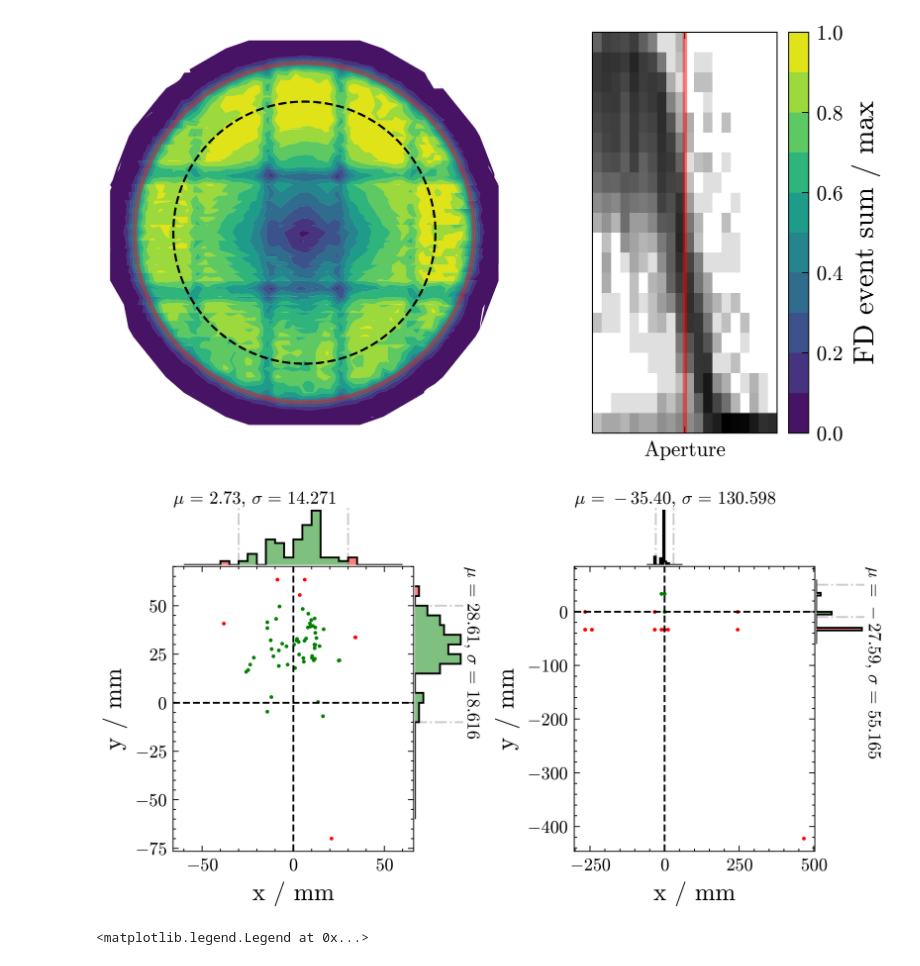
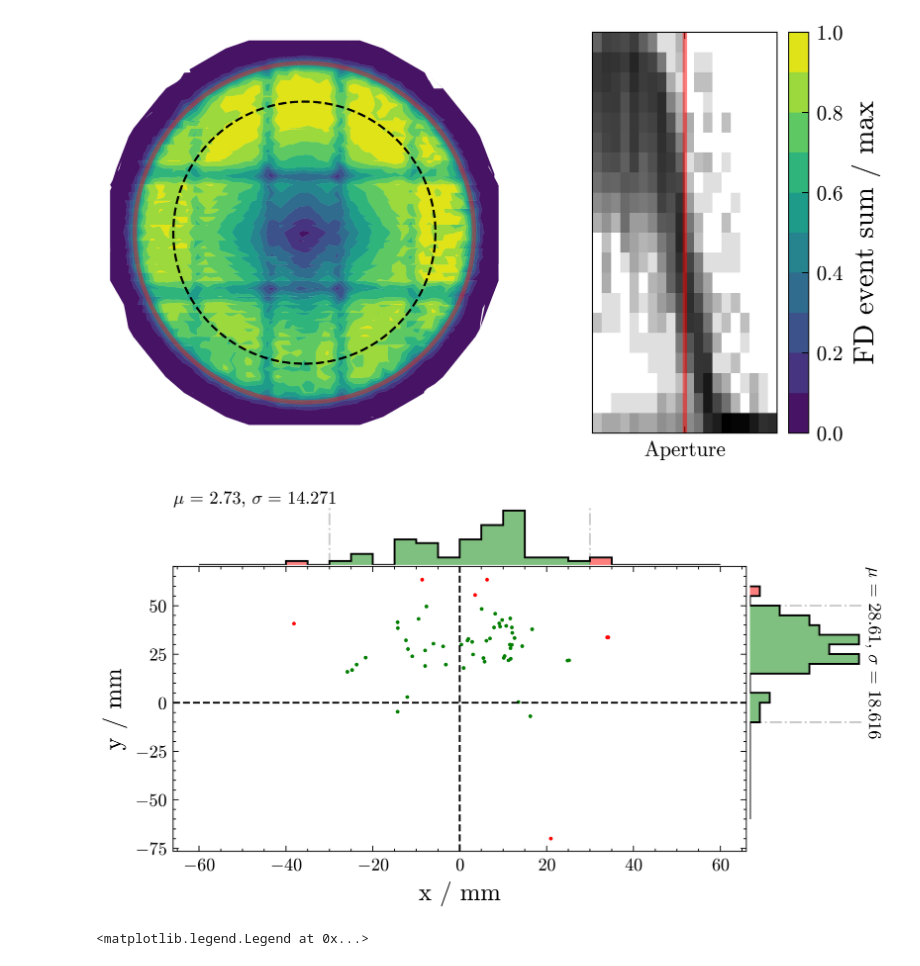
Before and after one commit to Quizznor/phd-thesis, a Jupyter notebook: Projects/XYScanner/QualityCheck/quality_cuts.ipynb, the cells around one changed output. Cells and saved outputs as stored; diff of their text form; code cells hidden in the pictures.

```diff
--- a/Projects/XYScanner/QualityCheck/quality_cuts.ipynb
+++ b/Projects/XYScanner/QualityCheck/quality_cuts.ipynb
@@ -165,6 +165,9 @@ for run in os.listdir(base):
         mean_x.append(data['signal_center'][0])
         mean_y.append(data['signal_center'][1])
 
+        if filter_x[-1] > 100: print(f"misalignment? {run}")
+        if filter_y[-1] > 100: print(f"misalignment? {run}")
+
         cal_a_ratios += list(data['cal_before'] / data['cal_after'])
         std_calib_ratio = list(data['xy_corr'] / data['std_calib'])
 
@@ -291,56 +294,36 @@ plt.subplots_adjust(wspace=0)
 # anisotropy
 
 ani_bins = np.arange(-60, 61, 5)
 
 fig = plt.figure()
 
 gs = GridSpec(
-    2, 5,
-    width_ratios=[1, 0.2, 0.45, 1, 0.2],
+    2, 2,
+    width_ratios=[1, 0.2],
     height_ratios=[0.2, 1],
 )
 
 ax1 = fig.add_subplot(gs[1, 0])
 ax2 = fig.add_subplot(gs[0, 0], sharex=ax1)
 ax3 = fig.add_subplot(gs[1, 1], sharey=ax1)
 
-ax4 = fig.add_subplot(gs[1, 3])
-ax5 = fig.add_subplot(gs[0, 3], sharex=ax4)
-ax6 = fig.add_subplot(gs[1, 4], sharey=ax4)
-
 ax2.axis('off')
 ax3.axis('off')
-ax5.axis('off')
-ax6.axis('off')
 
 sel_x = select_hist(mean_x, ani_bins, [-30, 30], ax2, c='k')
 sel_y = select_hist(mean_y, ani_bins, [-10, 50], ax3, c='k', orientation='horizontal')
 select_mask = sel_x & sel_y
 
 ax1.scatter(np.array(mean_x)[~select_mask], np.array(mean_y)[~select_mask], c='r', s=1)
 ax1.scatter(np.array(mean_x)[select_mask], np.array(mean_y)[select_mask], c='g', s=1)
 ax1.axvline(0, c='k', ls='--')
 ax1.axhline(0, c='k', ls='--')
 ax1.set_xlabel('x / mm')
 ax1.set_ylabel('y / mm')
 
-
-sel_x = select_hist(filter_x, ani_bins, [-30, 30], ax5, c='k')
-sel_y = select_hist(filter_y, ani_bins, [-10, 50], ax6, c='k', orientation='horizontal')
-select_mask = sel_x & sel_y
-
-ax4.scatter(np.array(filter_x)[~select_mask], np.array(filter_y)[~select_mask], c='r', s=1)
-ax4.scatter(np.array(filter_x)[select_mask], np.array(filter_y)[select_mask], c='g', s=1)
-ax4.axvline(0, c='k', ls='--')
-ax4.axhline(0, c='k', ls='--')
-ax4.set_xlabel('x / mm')
-ax4.set_ylabel('y / mm')
-
-
-
 plt.subplots_adjust(hspace=0.01, wspace=0.01)
 # %% [output]
-[figure, old version]
+[figure, new version]
 # %%
 # cal a stability
 
```
Also changed, not shown: parts of 2 cells of this notebook, 19 other files.
